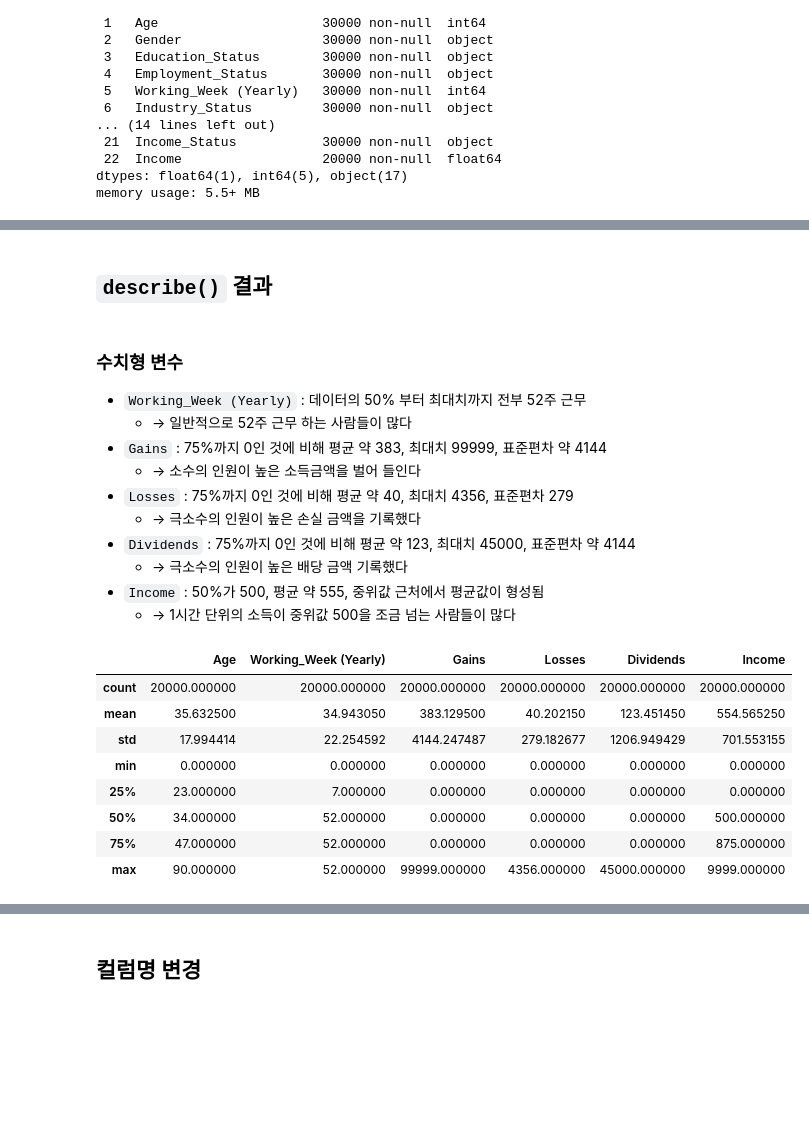
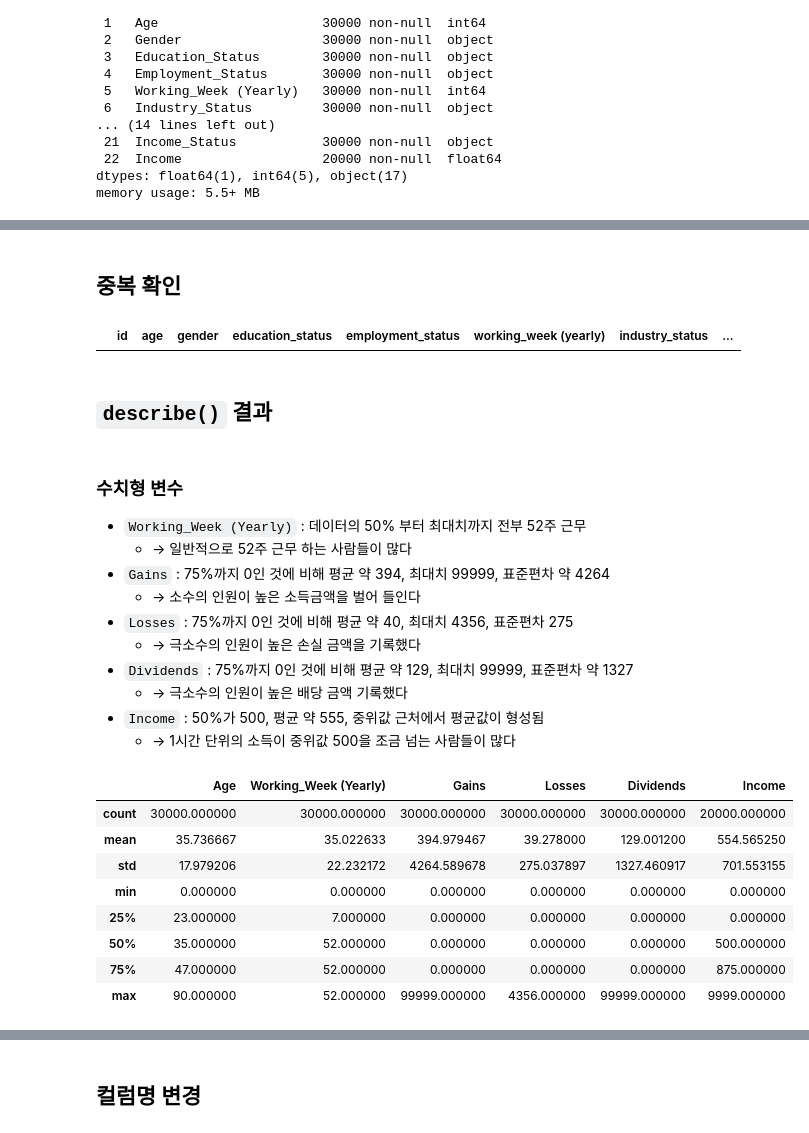
Before and after one commit to benidjor/income-prediction-dacon, a Jupyter notebook: preprocessing-income-prediction.ipynb, the cells around one changed output, grey strips where cells are left out. Cells and saved outputs as stored; diff of their text form; code cells hidden in the pictures; blank space fills up the shorter version.

```diff
--- a/preprocessing-income-prediction.ipynb
+++ b/preprocessing-income-prediction.ipynb
@@ -162,29 +143,36 @@ Income                    0
 dtype: int64
+# %% [markdown]
+## 중복 확인
+# %%
+# 중복 행 없음
+total_df[total_df.duplicated()]
+# %% [output]
+|  | id | age | gender | education_status | employment_status | working_week (yearly) | industry_status | ... |
 # %% [markdown]
 ## `describe()` 결과
 # %% [markdown]
 ### 수치형 변수
 - `Working_Week (Yearly)` : 데이터의 50% 부터 최대치까지 전부 52주 근무
     - → 일반적으로 52주 근무 하는 사람들이 많다
-- `Gains` : 75%까지 0인 것에 비해 평균 약 383, 최대치 99999, 표준편차 약 4144
+- `Gains` : 75%까지 0인 것에 비해 평균 약 394, 최대치 99999, 표준편차 약 4264
     - → 소수의 인원이 높은 소득금액을 벌어 들인다
-- `Losses` : 75%까지 0인 것에 비해 평균 약 40, 최대치 4356, 표준편차 279
+- `Losses` : 75%까지 0인 것에 비해 평균 약 40, 최대치 4356, 표준편차 275
     - → 극소수의 인원이 높은 손실 금액을 기록했다
-- `Dividends` : 75%까지 0인 것에 비해 평균 약 123, 최대치 45000, 표준편차 약 4144
+- `Dividends` : 75%까지 0인 것에 비해 평균 약 129, 최대치 99999, 표준편차 약 1327
     - → 극소수의 인원이 높은 배당 금액 기록했다
 - `Income` : 50%가 500, 평균 약 555, 중위값 근처에서 평균값이 형성됨
     - → 1시간 단위의 소득이 중위값 500을 조금 넘는 사람들이 많다
 # %%
-train_df.describe()
+total_df.describe()
 # %% [output]
 |  | Age | Working_Week (Yearly) | Gains | Losses | Dividends | Income |
-| count | 20000.000000 | 20000.000000 | 20000.000000 | 20000.000000 | 20000.000000 | 20000.000000 |
-| mean | 35.632500 | 34.943050 | 383.129500 | 40.202150 | 123.451450 | 554.565250 |
-| std | 17.994414 | 22.254592 | 4144.247487 | 279.182677 | 1206.949429 | 701.553155 |
+| count | 30000.000000 | 30000.000000 | 30000.000000 | 30000.000000 | 30000.000000 | 20000.000000 |
+| mean | 35.736667 | 35.022633 | 394.979467 | 39.278000 | 129.001200 | 554.565250 |
+| std | 17.979206 | 22.232172 | 4264.589678 | 275.037897 | 1327.460917 | 701.553155 |
 | min | 0.000000 | 0.000000 | 0.000000 | 0.000000 | 0.000000 | 0.000000 |
 | 25% | 23.000000 | 7.000000 | 0.000000 | 0.000000 | 0.000000 | 0.000000 |
-| 50% | 34.000000 | 52.000000 | 0.000000 | 0.000000 | 0.000000 | 500.000000 |
+| 50% | 35.000000 | 52.000000 | 0.000000 | 0.000000 | 0.000000 | 500.000000 |
 | 75% | 47.000000 | 52.000000 | 0.000000 | 0.000000 | 0.000000 | 875.000000 |
-| max | 90.000000 | 52.000000 | 99999.000000 | 4356.000000 | 45000.000000 | 9999.000000 |
+| max | 90.000000 | 52.000000 | 99999.000000 | 4356.000000 | 99999.000000 | 9999.000000 |
 # %% [markdown]
 ### 범주형 변수
```
Also changed, not shown: parts of 84 cells of this notebook, 2 other files.
